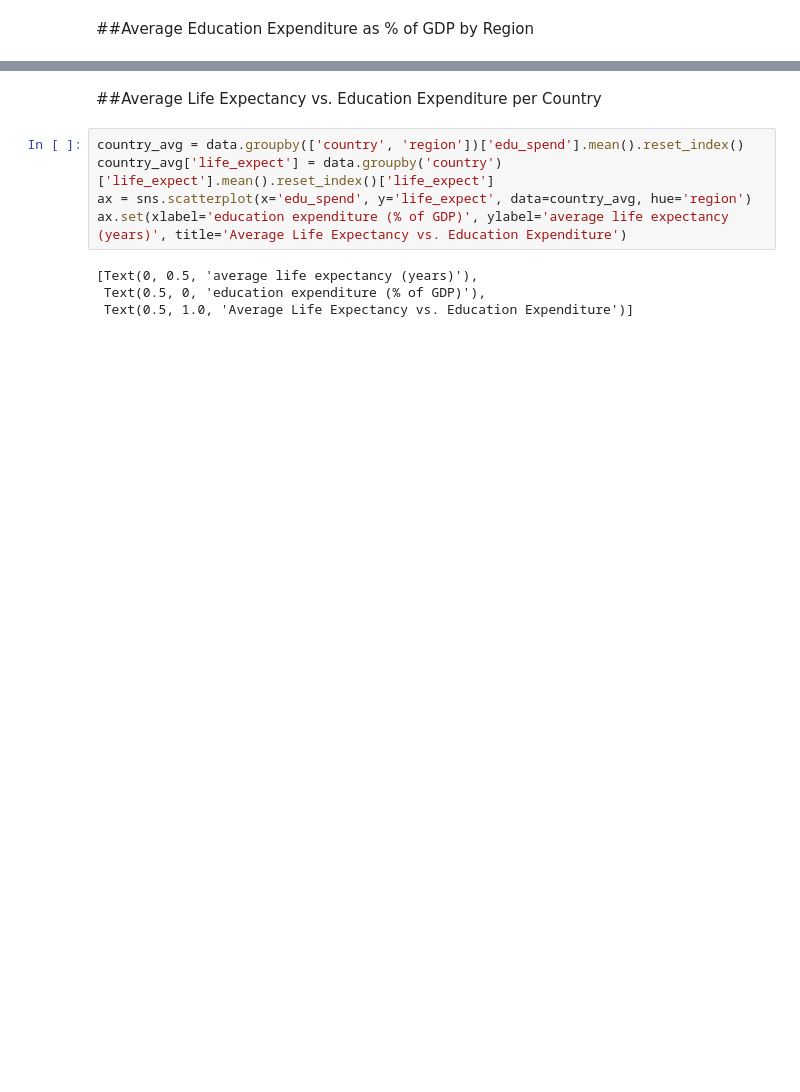
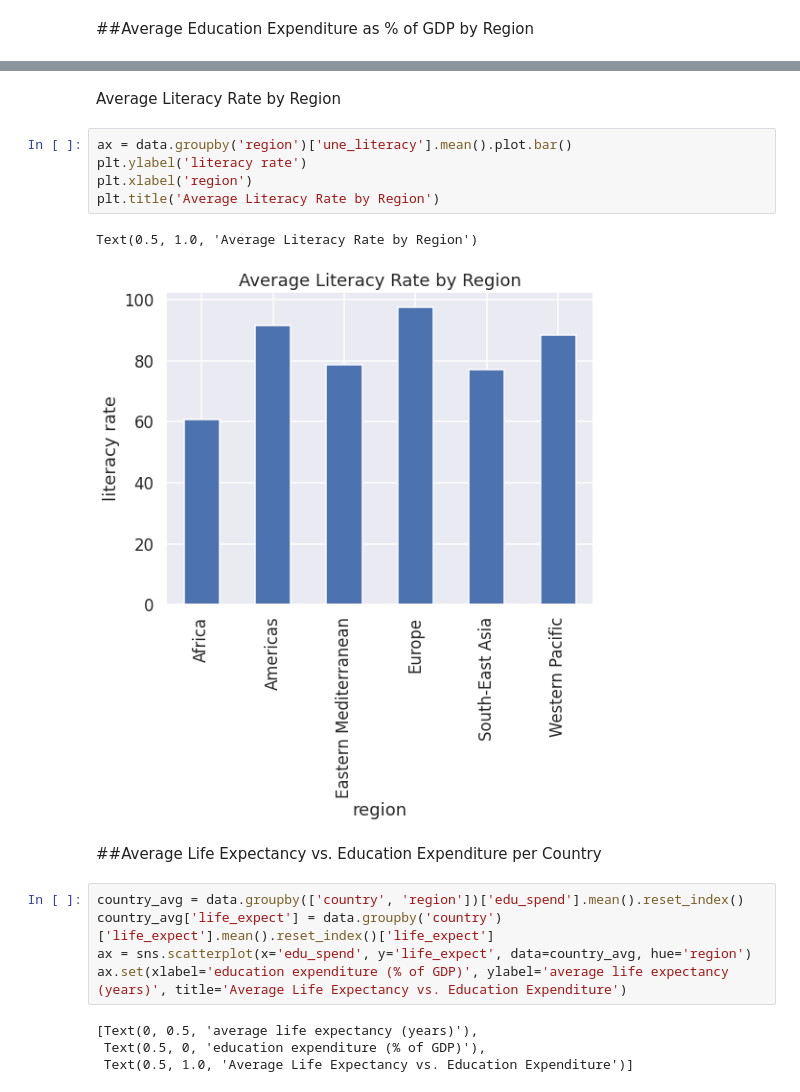
Before and after one commit to ryan-barrett/DS-life-expectancy, a Jupyter notebook: life_expectancy.ipynb, the cells around one changed output, grey strips where cells are left out. Cells and saved outputs as stored; diff of their text form; blank space fills up the shorter version.

```diff
--- a/life_expectancy.ipynb
+++ b/life_expectancy.ipynb
@@ -145,3 +147,13 @@ Text(0.5, 1.0, 'Average Education Expenditure as % of GDP by Region')
+# %% [markdown]
+Average Literacy Rate by Region
+# %%
+ax = data.groupby('region')['une_literacy'].mean().plot.bar()
+plt.ylabel('literacy rate')
+plt.xlabel('region')
+plt.title('Average Literacy Rate by Region')
+# %% [output]
+Text(0.5, 1.0, 'Average Literacy Rate by Region')
+[figure, added]
 # %% [markdown]
 ##Average Life Expectancy vs. Education Expenditure per Country
 # %%
```
Also changed, not shown: parts of 7 cells of this notebook.
